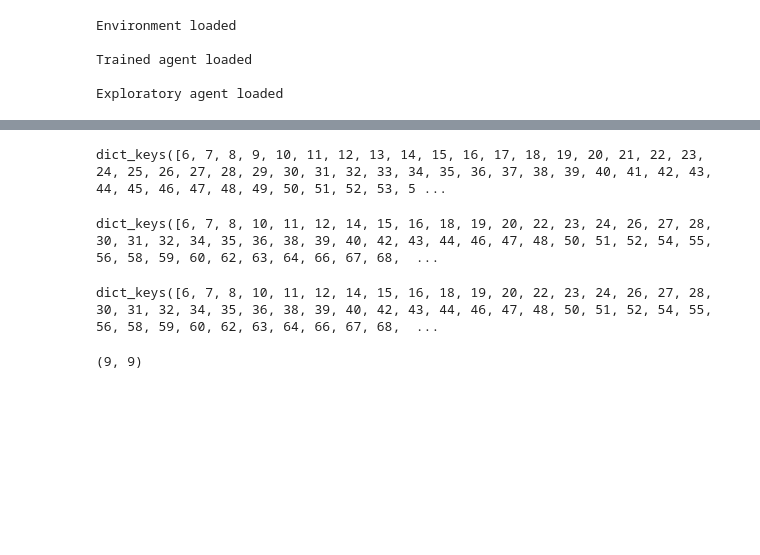
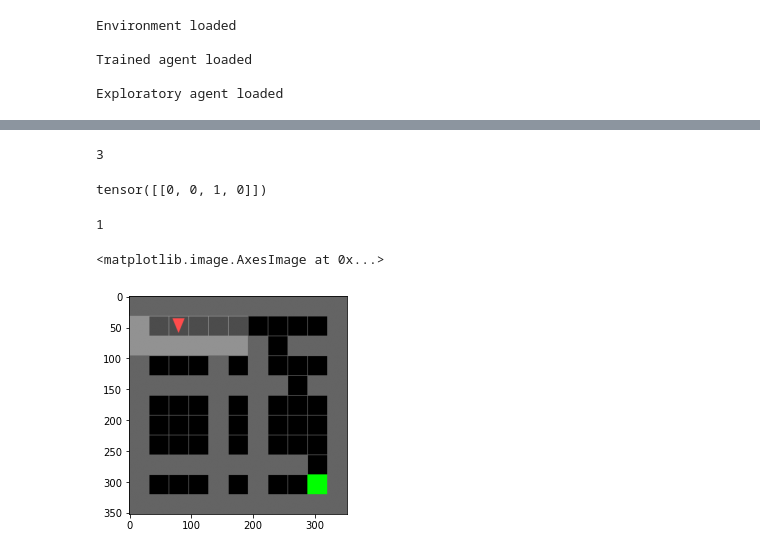
Before and after one commit to AdamJelley/POEM, a Jupyter notebook: analyse_trajectories.ipynb, the cells around one changed output, grey strips where cells are left out. Saved outputs shown, nothing was run; the diff lists cells and outputs as text; code cells hidden in the pictures; blank space fills up the shorter version.

```diff
--- a/analyse_trajectories.ipynb
+++ b/analyse_trajectories.ipynb
@@ -503,16 +476,9 @@ AttributeError: 'dict' object has no attribute 'deepcopy'
 # %%
-query_dataset[0].keys()
+query_dataset[0][14]['direction']
 # %% [output]
-dict_keys([6, 7, 8, 9, 10, 11, 12, 13, 14, 15, 16, 17, 18, 19, 20, 21, 22, 23, 24, 25, 26, 27, 28, 29, 30, 31, 32, 33, 34, 35, 36, 37, 38, 39, 40, 41, 42, 43, 44, 45, 46, 47, 48, 49, 50, 51, 52, 53, 5 ...
+3
-# %%
-query_dataset[1].keys()
-# %% [output]
-dict_keys([6, 7, 8, 10, 11, 12, 14, 15, 16, 18, 19, 20, 22, 23, 24, 26, 27, 28, 30, 31, 32, 34, 35, 36, 38, 39, 40, 42, 43, 44, 46, 47, 48, 50, 51, 52, 54, 55, 56, 58, 59, 60, 62, 63, 64, 66, 67, 68,  ...
-# %%
-query_dataset[0].keys()
-# %% [output]
-dict_keys([6, 7, 8, 10, 11, 12, 14, 15, 16, 18, 19, 20, 22, 23, 24, 26, 27, 28, 30, 31, 32, 34, 35, 36, 38, 39, 40, 42, 43, 44, 46, 47, 48, 50, 51, 52, 54, 55, 56, 58, 59, 60, 62, 63, 64, 66, 67, 68,  ...
-# %%
-tuple(env.agent_pos)
-# %% [output]
-(9, 9)
+# %%
+import torch.nn.functional as F
+F.one_hot(T.Tensor([2]).to(T.int64),4)
+# %% [output]
+tensor([[0, 0, 1, 0]])
@@ -518,0 +487,7 @@ tuple(env.agent_pos)
+# %%
+print(query_dataset[0][4]['direction'])
+plt.imshow(query_dataset[0][4]['obs']['pixels'].transpose(1,2,0)/255.0)
+# %% [output]
+1
+<matplotlib.image.AxesImage at 0x...>
+[figure, added]
```
Also changed, not shown: parts of 11 cells of this notebook, 2 other files.
